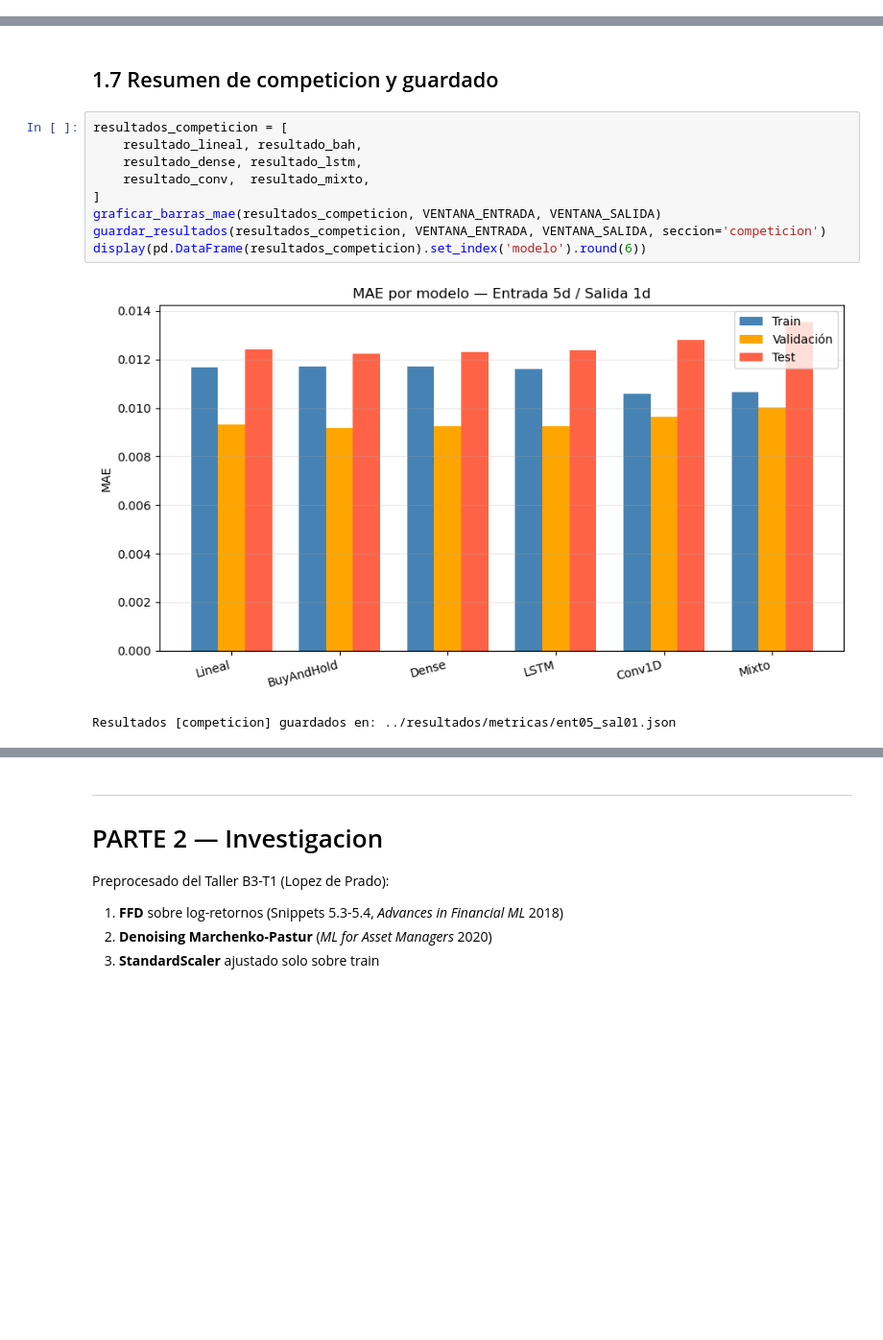
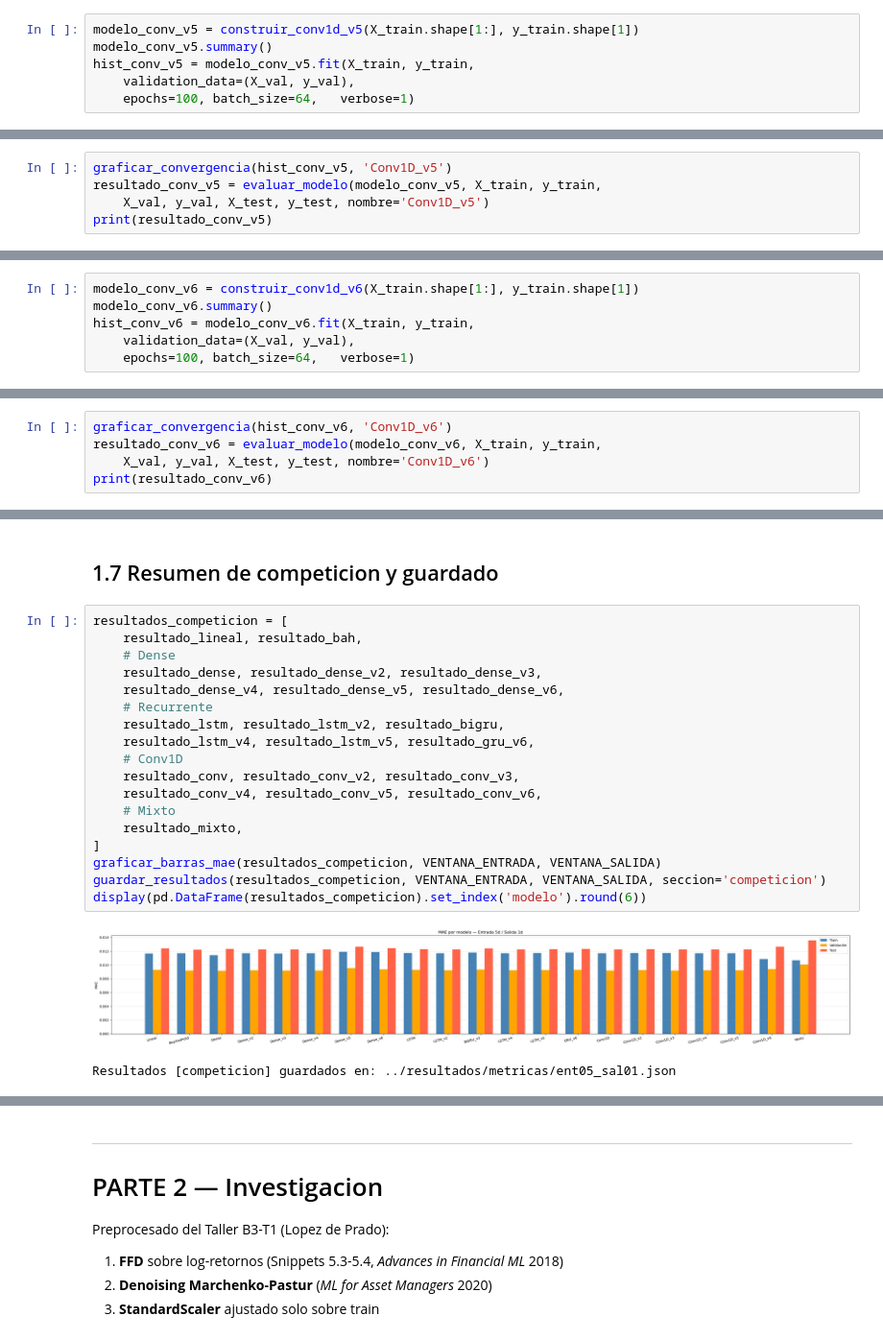
Before and after one commit to NataliaSJO/Taller4_NN, a Jupyter notebook: cuadernos/ent05_sal01.ipynb, the cells around one changed output, grey strips where cells are left out. Shown at 96% size. Cells and saved outputs as stored; diff of their text form; blank space fills up the shorter version.

Commit message:
nuevos modelos y ejecuciones

```diff
--- a/cuadernos/ent05_sal01.ipynb
+++ b/cuadernos/ent05_sal01.ipynb
@@ -216,0 +885,6 @@ print(resultado_conv)
+# %%
+modelo_conv_v5 = construir_conv1d_v5(X_train.shape[1:], y_train.shape[1])
+modelo_conv_v5.summary()
+hist_conv_v5 = modelo_conv_v5.fit(X_train, y_train,
+    validation_data=(X_val, y_val),
+    epochs=100, batch_size=64,   verbose=1)
@@ -216,0 +929,5 @@ print(resultado_conv)
+# %%
+graficar_convergencia(hist_conv_v5, 'Conv1D_v5')
+resultado_conv_v5 = evaluar_modelo(modelo_conv_v5, X_train, y_train,
+    X_val, y_val, X_test, y_test, nombre='Conv1D_v5')
+print(resultado_conv_v5)
@@ -216,0 +939,6 @@ print(resultado_conv)
+# %%
+modelo_conv_v6 = construir_conv1d_v6(X_train.shape[1:], y_train.shape[1])
+modelo_conv_v6.summary()
+hist_conv_v6 = modelo_conv_v6.fit(X_train, y_train,
+    validation_data=(X_val, y_val),
+    epochs=100, batch_size=64,   verbose=1)
@@ -216,0 +982,5 @@ print(resultado_conv)
+# %%
+graficar_convergencia(hist_conv_v6, 'Conv1D_v6')
+resultado_conv_v6 = evaluar_modelo(modelo_conv_v6, X_train, y_train,
+    X_val, y_val, X_test, y_test, nombre='Conv1D_v6')
+print(resultado_conv_v6)
@@ -270,14 +1043,23 @@ print(resultado_mixto)
 # %%
 resultados_competicion = [
     resultado_lineal, resultado_bah,
-    resultado_dense, resultado_lstm,
-    resultado_conv,  resultado_mixto,
+    # Dense
+    resultado_dense, resultado_dense_v2, resultado_dense_v3,
+    resultado_dense_v4, resultado_dense_v5, resultado_dense_v6,
+    # Recurrente
+    resultado_lstm, resultado_lstm_v2, resultado_bigru,
+    resultado_lstm_v4, resultado_lstm_v5, resultado_gru_v6,
+    # Conv1D
+    resultado_conv, resultado_conv_v2, resultado_conv_v3,
+    resultado_conv_v4, resultado_conv_v5, resultado_conv_v6,
+    # Mixto
+    resultado_mixto,
 ]
 graficar_barras_mae(resultados_competicion, VENTANA_ENTRADA, VENTANA_SALIDA)
 guardar_resultados(resultados_competicion, VENTANA_ENTRADA, VENTANA_SALIDA, seccion='competicion')
 display(pd.DataFrame(resultados_competicion).set_index('modelo').round(6))
 # %% [output]
-[figure, old version]
+[figure, new version]
 Resultados [competicion] guardados en: ../resultados/metricas/ent05_sal01.json
 |  | mae_train | mae_val | mae_test | n_params |
 | modelo |  |  |  |  |
```
Also changed, not shown: parts of 60 cells of this notebook, 5 other files.
